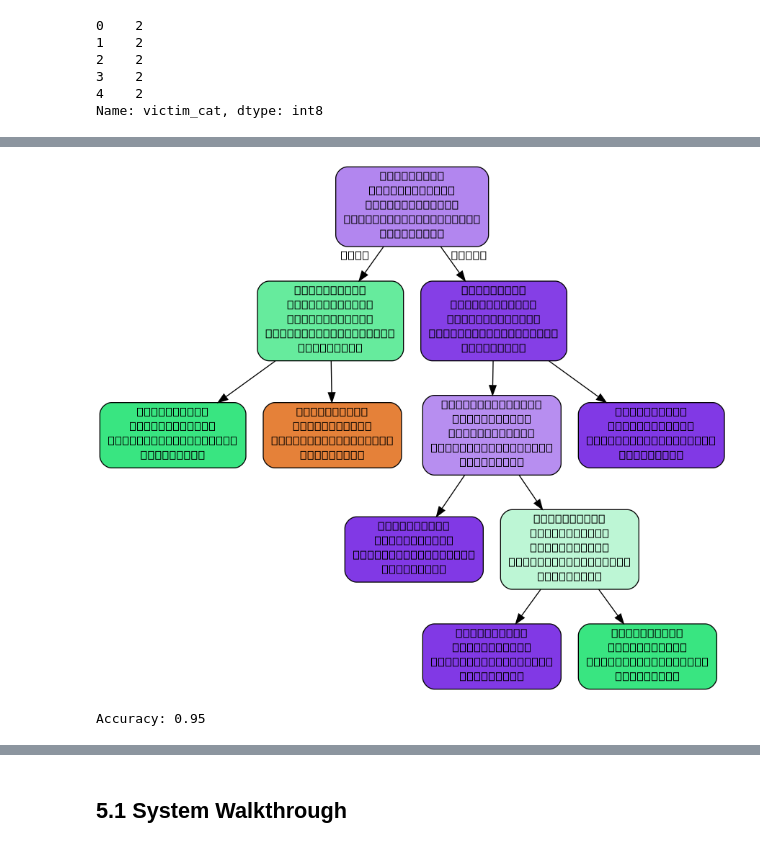
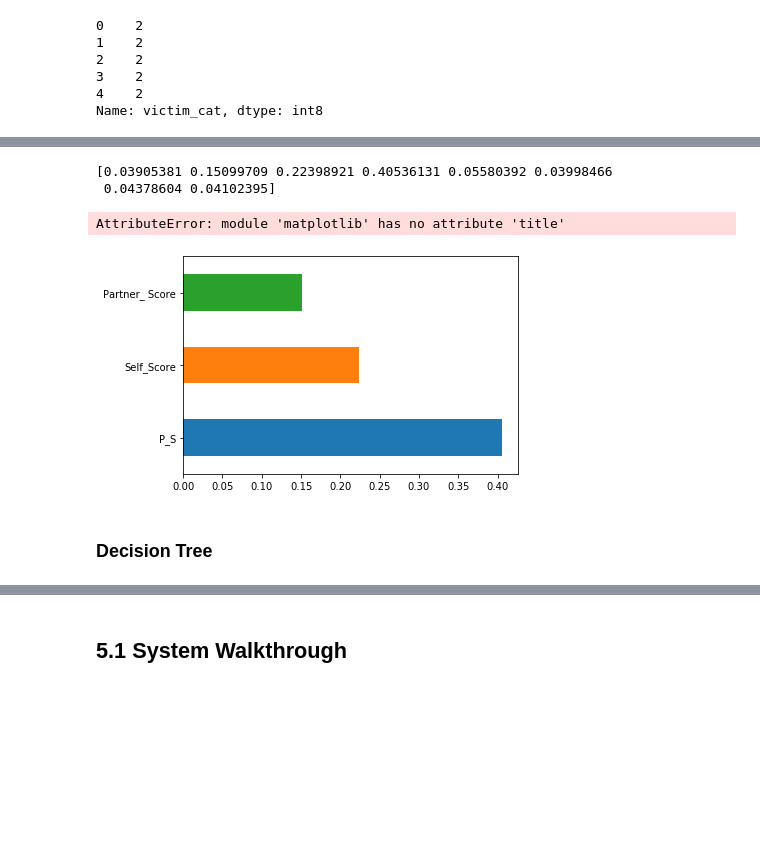
Before and after one commit to ClarkeDee/Capstone, a Jupyter notebook: BA590Proposal.ipynb, the cells around one changed output, grey strips where cells are left out. Saved outputs shown, nothing was run; the diff lists cells and outputs as text; code cells hidden in the pictures; blank space fills up the shorter version.

```diff
--- a/BA590Proposal.ipynb
+++ b/BA590Proposal.ipynb
@@ -380,28 +327,0 @@ import pydotplus
-# %%
-from sklearn.externals.six import StringIO
-from IPython.display import Image
-from sklearn.tree import export_graphviz
-import pydotplus
-dot_data = StringIO()
-export_graphviz(clf, out_file=dot_data,
-                filled=True, rounded=True,
-                special_characters=True, feature_names = feature_cols,class_names=['0','1','2'])
-graph = pydotplus.graph_from_dot_data(dot_data.getvalue())
-graph.write_png('victim.png')
-Image(graph.create_png())
-# %% [output]
-[figure, removed]
-# %%
-# Create Decision Tree classifer object
-clf = DecisionTreeClassifier(criterion="entropy", max_depth=3)
-
-# Train Decision Tree Classifer
-clf = clf.fit(X_train,y_train)
-
-#Predict the response for test dataset
-y_pred = clf.predict(X_test)
-
-# Model Accuracy, how often is the classifier correct?
-print("Accuracy:",metrics.accuracy_score(y_test, y_pred))
-# %% [output]
-Accuracy: 0.95
@@ -408,2 +336,20 @@ Accuracy: 0.95
+# %%
+#Feature Importance among the variables using ExtraTreesClassifier
+model = ExtraTreesClassifier(n_estimators=100)
+model.fit(X,y)
+print(model.feature_importances_) #use inbuilt class feature_importances of tree based classifiers
+#plot graph of feature importances for better visualization
+feat_importances = pd.Series(model.feature_importances_, index=X.columns)
+#Check the top 3 features with highest score
+feat_importances.nlargest(3).plot(kind='barh')
+plt.title('Top 3 most important features')
+plt.show()
+# %% [output]
+[0.03905381 0.15099709 0.22398921 0.40536131 0.05580392 0.03998466
+ 0.04378604 0.04102395]
+AttributeError: module 'matplotlib' has no attribute 'title'
+[figure, added]
+# %% [markdown]
+### Decision Tree
 # %%
 from sklearn import tree
```
Also changed, not shown: parts of 14 cells of this notebook.
